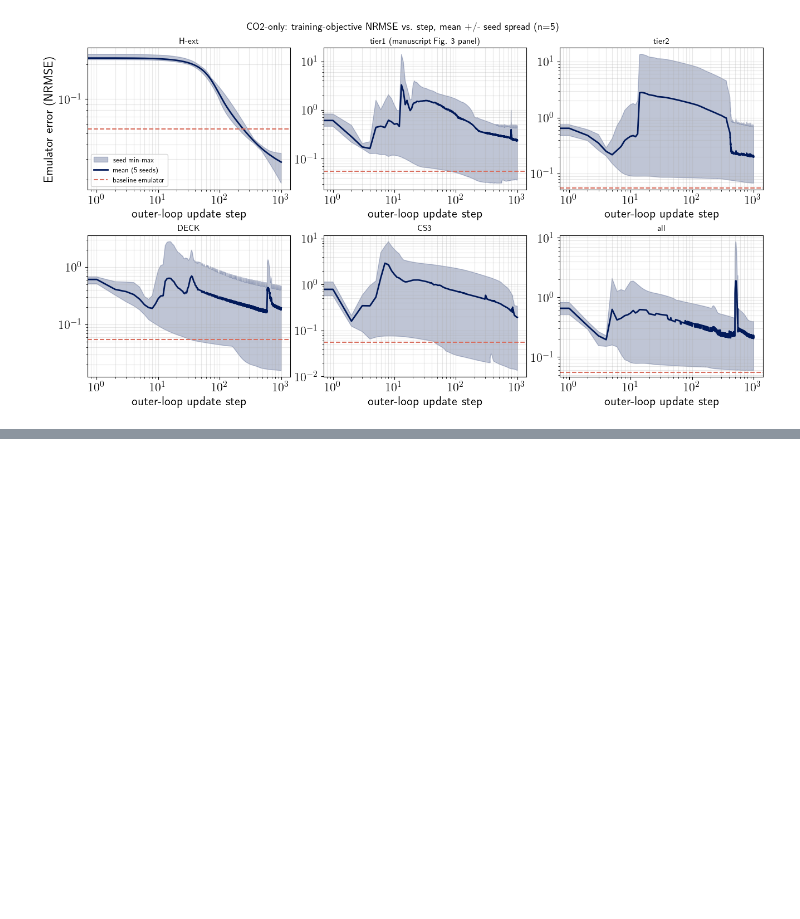
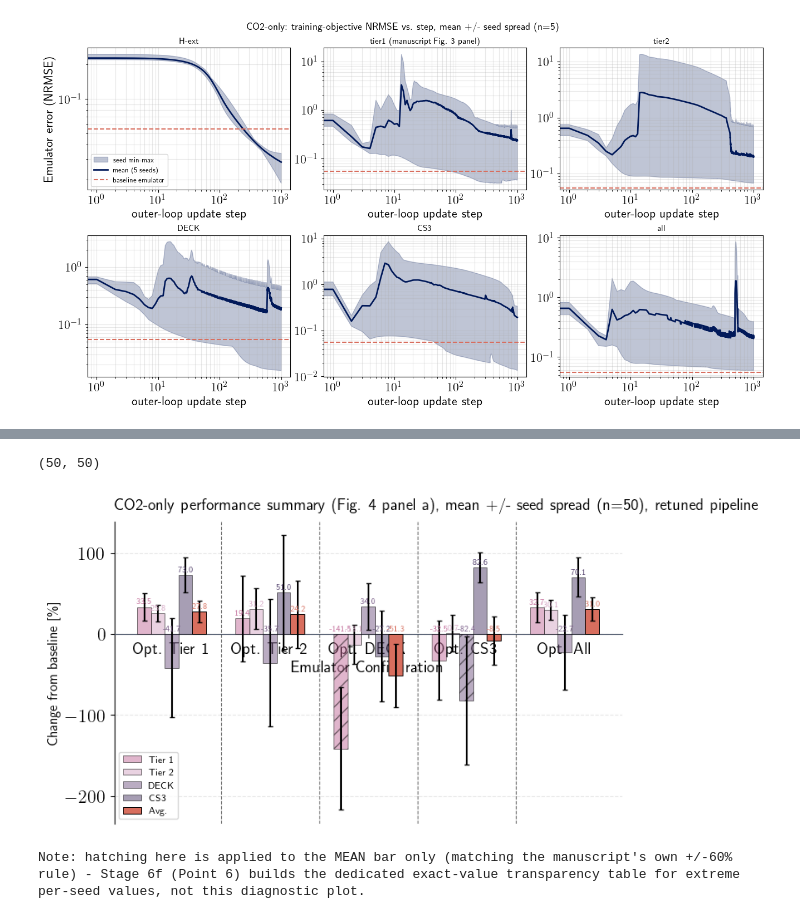
Before and after one commit to cbwomack/Emulator_Training_Data, a Jupyter notebook: 6a_seed_uncertainty_sweep.ipynb, the cells around one changed output, grey strips where cells are left out. Drawn from its saved outputs; the diff is of its cells as text; code cells hidden in the pictures; blank space fills up the shorter version.

```diff
--- a/6a_seed_uncertainty_sweep.ipynb
+++ b/6a_seed_uncertainty_sweep.ipynb
@@ -156,3 +119,53 @@ Note: unlike the manuscript figure, this does not clip/hatch extreme values at
+# %%
+TRAIN_SCENARIOS = ["Opt. Tier 1", "Opt. Tier 2", "Opt. DECK", "Opt. CS3", "Opt. All"]
+TEST_SCENARIOS = ["Tier 1", "Tier 2", "DECK", "CS3"]
+WEIGHTS = [7, 5, 2, 2]  # matches Fig 4's original scenario-count weights
+FIG4_SEED_SPREAD_CACHE = "data/SI_results/seed_uncertainty/fig4_seed_spread_co2_only.pkl"
+SEEDS = list(range(50))  # per user direction (2026-08-05): 50 seeds for the UQ rerun
+
+# --- Cache generation (SLOW - do not run this by default) ---
+# ~50 seeds x 6 cheap (K=400) retrains each (1 baseline + 5 fresh evaluation-time emulator
+# retrains, one per Opt.-Tier1/Tier2/DECK/CS3/All checkpoint). Only uncomment/run this when you
+# need to regenerate the cache below (e.g. after a fresh Stage 0c multi-seed cluster rerun) - the
+# next cell just loads the already-written result, which is what a normal top-to-bottom run
+# should use. Prefer running this as a standalone background script rather than inside the
+# notebook/nbconvert - it once got silently killed by nbconvert's default per-cell execution
+# timeout partway through, losing the full run with no cache written (nothing is saved until
+# every seed finishes - see regenerate_fig4_co2_only_cache_seed_sweep's docstring):
+#
+#   python -c "import utils_inverse; utils_inverse.regenerate_fig4_co2_only_cache_seed_sweep(seeds=list(range(50)))"
+#
+# utils_inverse.regenerate_fig4_co2_only_cache_seed_sweep(seeds=SEEDS, out_path=FIG4_SEED_SPREAD_CACHE)
+# %%
+with open(FIG4_SEED_SPREAD_CACHE, "rb") as f:
+    seed_spread = pickle.load(f)
+
+seed_baseline_results = [seed_spread[s]["baseline"] for s in sorted(seed_spread)]
+seed_optimized_results = [seed_spread[s]["optimal"] for s in sorted(seed_spread)]
+
+len(seed_baseline_results), len(seed_optimized_results)
+# %% [output]
+(50, 50)
+# %%
+utils_plotting.plot_grouped_improvement_bars(
+    train_scenarios=TRAIN_SCENARIOS,
+    test_scenarios=TEST_SCENARIOS,
+    x_labels=TRAIN_SCENARIOS,
+    leg_labels=TEST_SCENARIOS,
+    weights=WEIGHTS,
+    seed_baseline_results=seed_baseline_results,
+    seed_optimized_results=seed_optimized_results,
+    long_title="CO2-only performance summary (Fig. 4 panel a), mean +/- seed spread (n=50), retuned pipeline",
+)
+
+print("Note: hatching here is applied to the MEAN bar only (matching the manuscript's own +/-60%")
+print("rule) - Stage 6f (Point 6) builds the dedicated exact-value transparency table for extreme")
+print("per-seed values, not this diagnostic plot.")
+# %% [output]
+[figure, added]
+Note: hatching here is applied to the MEAN bar only (matching the manuscript's own +/-60%
+rule) - Stage 6f (Point 6) builds the dedicated exact-value transparency table for extreme
+per-seed values, not this diagnostic plot.
 # %% [markdown]
 ## Notes
 
```
Also changed, not shown: parts of 6 cells of this notebook, 7 other files.
